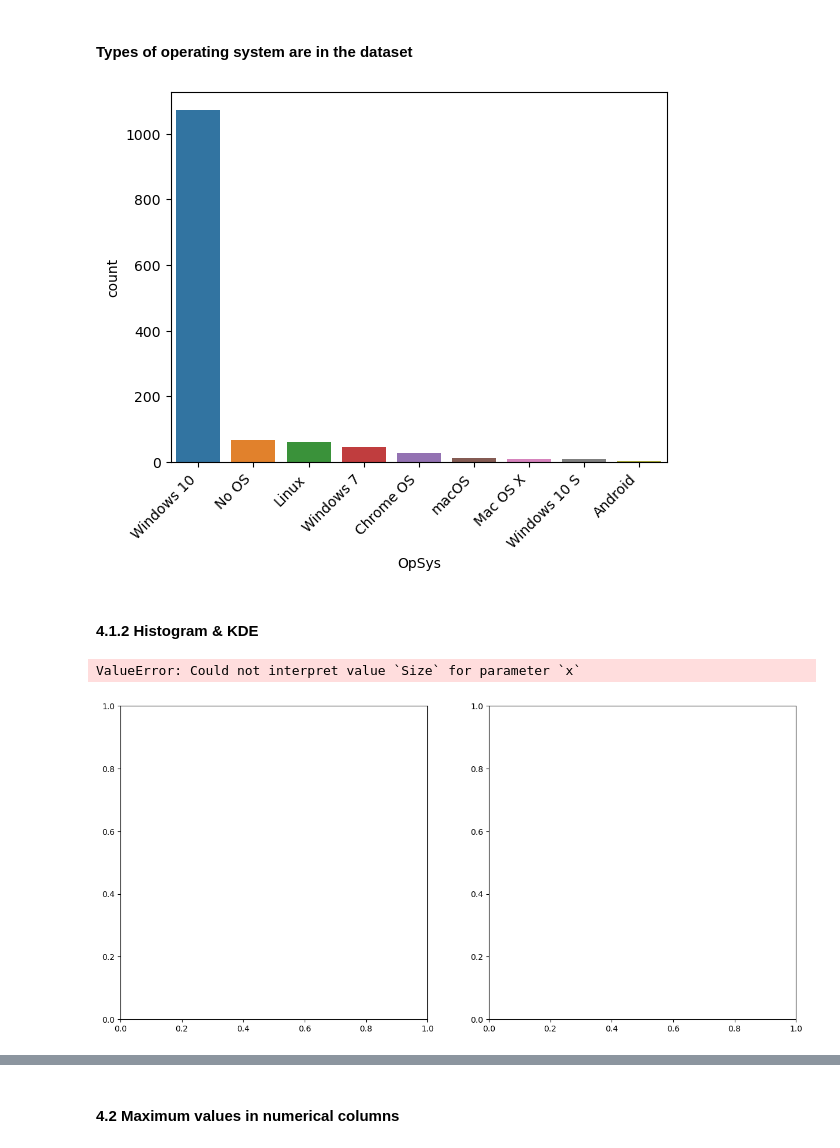
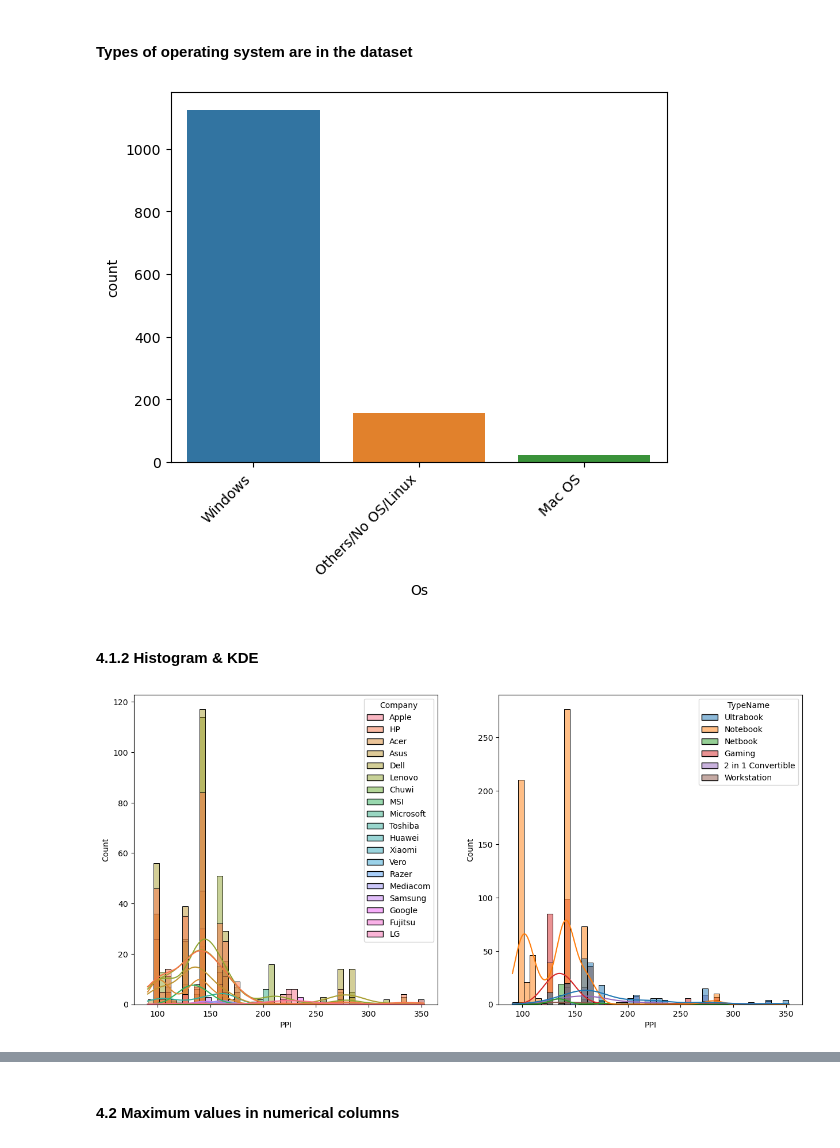
Before and after one commit to MahbubHossainFaisal/Laptop_Price_Predictor, a Jupyter notebook: notebooks/Laptop_price_prediction_EDA.ipynb, the cells around one changed output, grey strips where cells are left out. Cells and saved outputs as stored; diff of their text form; code cells hidden in the pictures.

```diff
--- a/notebooks/Laptop_price_prediction_EDA.ipynb
+++ b/notebooks/Laptop_price_prediction_EDA.ipynb
@@ -391,6 +376,10 @@ df['Price_euros'] = df['Price_euros']*120.53
 df.rename(columns={'Ram':'Ram(GB)','Weight':'Weight(kg)','Price_euros':'Price_bdt','Inches':'Size',
                    'HDD':'HDD(GB)','SSD':'SSD(GB)','Hybrid':'Hybrid(GB)','Flash_Storage':'Flash_Storage(GB)',
                    'Gpu_brand':'Gpu_Brand'},inplace=True)
+# %%
+df['Price_BDT'] = df['Price_bdt']
+df.drop(columns=['Price_bdt'],inplace=True)
+df['Price_BDT']=df['Price_BDT'].astype(int)
 # %%
 df.info()
 # %% [output]
@@ -456,24 +496,23 @@ plt.show()
 # %% [markdown]
 #### Types of operating system are in the dataset
 # %%
-sns.countplot(x='OpSys', data=df, order=df['OpSys'].value_counts().index)
+sns.countplot(x='Os', data=df, order=df['Os'].value_counts().index)
 plt.xticks(rotation=45, ha='right')
 plt.show()
 # %% [output]
-[figure, old version]
+[figure, new version]
 # %% [markdown]
 #### 4.1.2 Histogram & KDE
 # %%
-# size
+# PPI
 fig, axs = plt.subplots(1, 2, figsize=(15, 7))
 plt.subplot(121)
-sns.histplot(data=df,x='Size',kde=True,hue='Company')
+sns.histplot(data=df,x='PPI',kde=True,hue='Company')
 plt.subplot(122)
-sns.histplot(data=df,x='Size',kde=True,hue='TypeName')
+sns.histplot(data=df,x='PPI',kde=True,hue='TypeName')
 plt.show()
 # %% [output]
-ValueError: Could not interpret value `Size` for parameter `x`
-[figure, old version]
+[figure, new version]
 # %%
 # Ram(GB)
 fig, axs = plt.subplots(1, 2, figsize=(15, 7))
```
Also changed, not shown: parts of 60 cells of this notebook, 1 other file.
